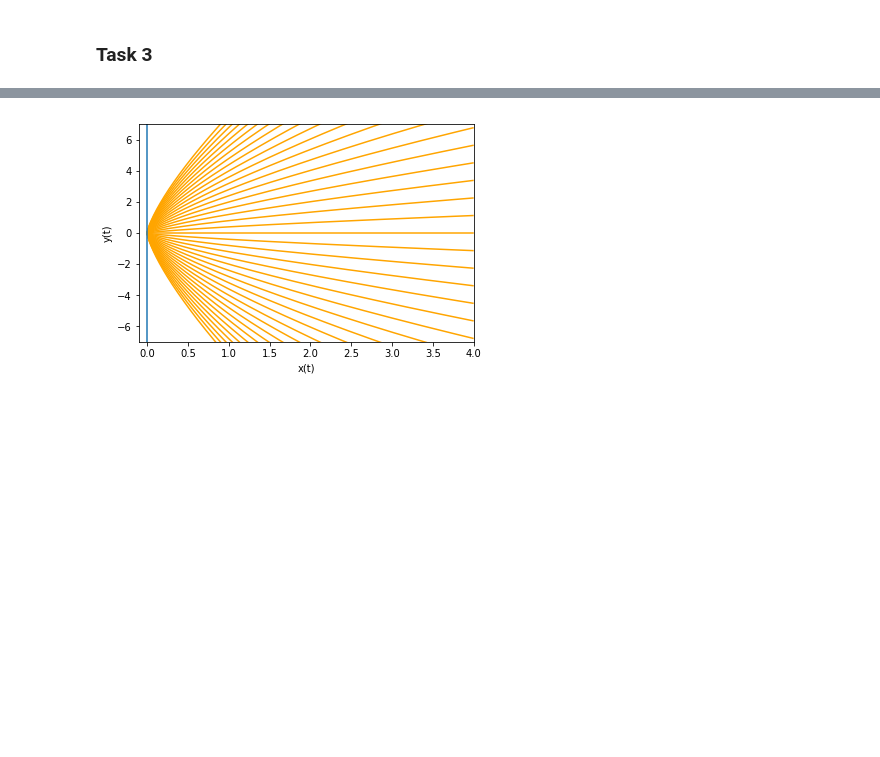
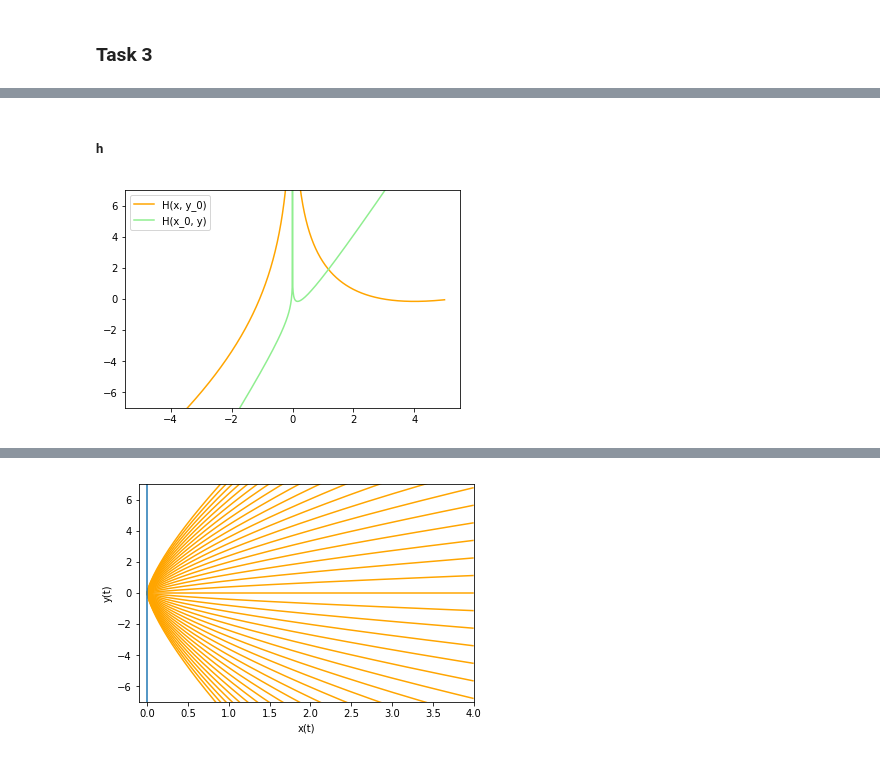
Before and after one commit to peinrules/differential_equations, a Jupyter notebook: Slope_fields_2.ipynb, the cells around one changed output, grey strips where cells are left out. Saved outputs shown, nothing was run; the diff lists cells and outputs as text; code cells hidden in the pictures; blank space fills up the shorter version.

```diff
--- a/Slope_fields_2.ipynb
+++ b/Slope_fields_2.ipynb
@@ -271,0 +204,14 @@ slopeField(foo, fooSet)
+# %% [markdown]
+##### h
+# %%
+def F(x):
+    return x - 4 * np.log(abs(x))
+def G(y):
+    return 3 * y - 0.5 * np.log(abs(y))
+def foo1(x):
+    return F(x) + G(0.1666666666666666666)
+def foo2(y):
+    return F(4) + G(y)
+graph2(foo1, foo2)
+# %% [output]
+[figure, added]
```
Also changed, not shown: parts of 24 cells of this notebook.
